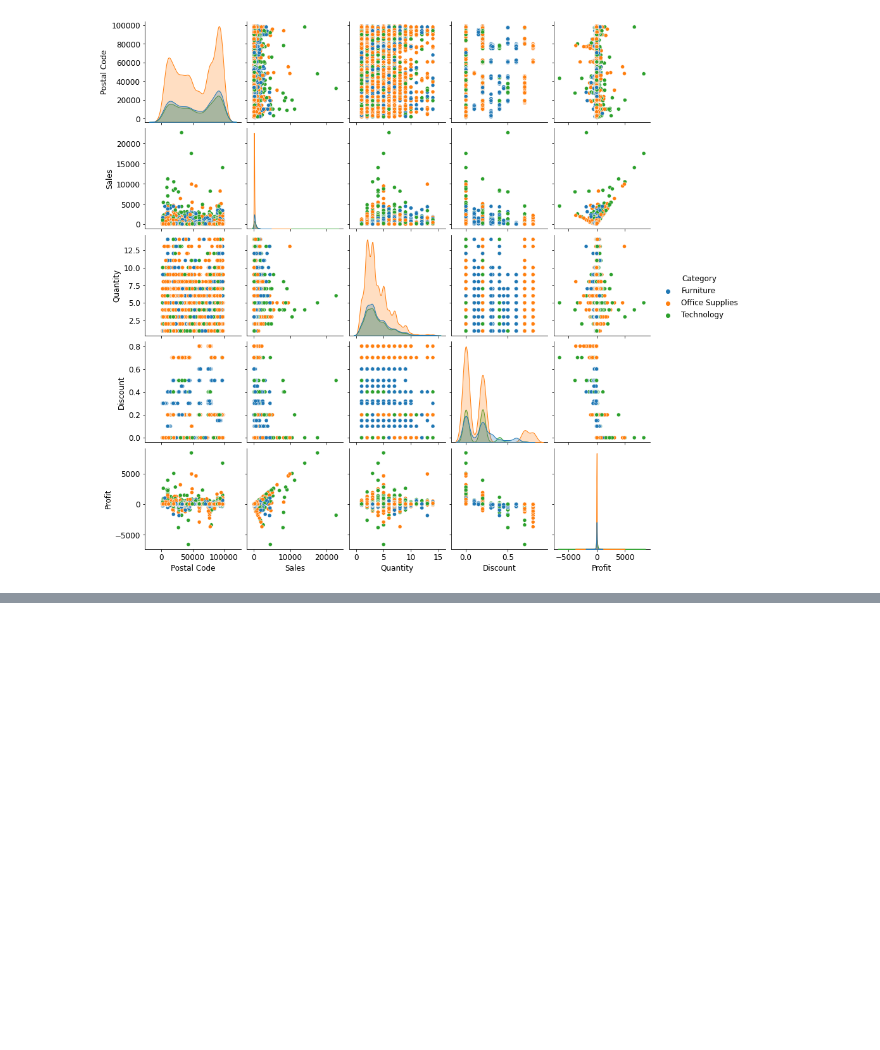
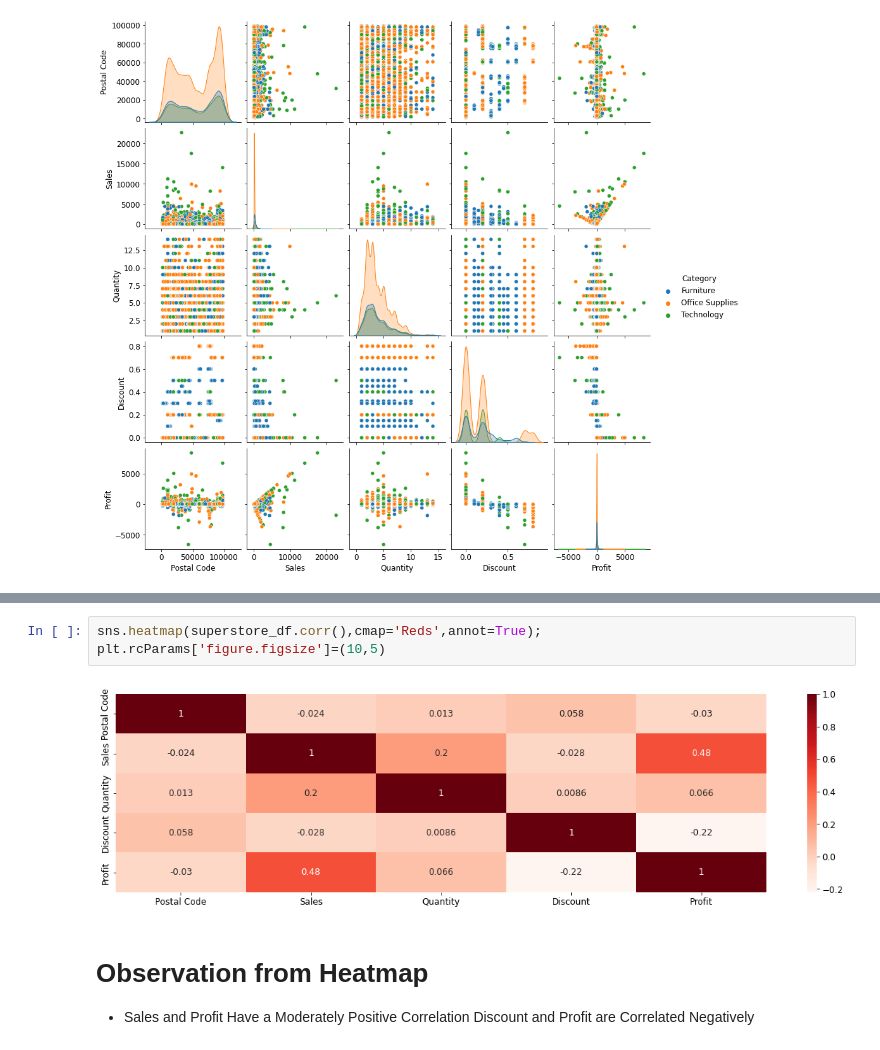
Before and after one commit to vivekkum-ar/SuperCenter-Data-EDA, a Jupyter notebook: EDA-on-superstore-dataset.ipynb, the cells around one changed output, grey strips where cells are left out. Drawn from its saved outputs; the diff is of its cells as text; blank space fills up the shorter version.

```diff
--- a/EDA-on-superstore-dataset.ipynb
+++ b/EDA-on-superstore-dataset.ipynb
@@ -496,0 +510,9 @@ sns.pairplot(superstore_df,hue='Category');
+# %%
+sns.heatmap(superstore_df.corr(),cmap='Reds',annot=True);
+plt.rcParams['figure.figsize']=(10,5)
+# %% [output]
+[figure, added]
+# %% [markdown]
+# Observation from Heatmap
+<ul>
+    <li> Sales and Profit Have a Moderately Positive Correlation Discount and Profit are Correlated Negatively </li> </ul>
```
Also changed, not shown: parts of 3 cells of this notebook.
